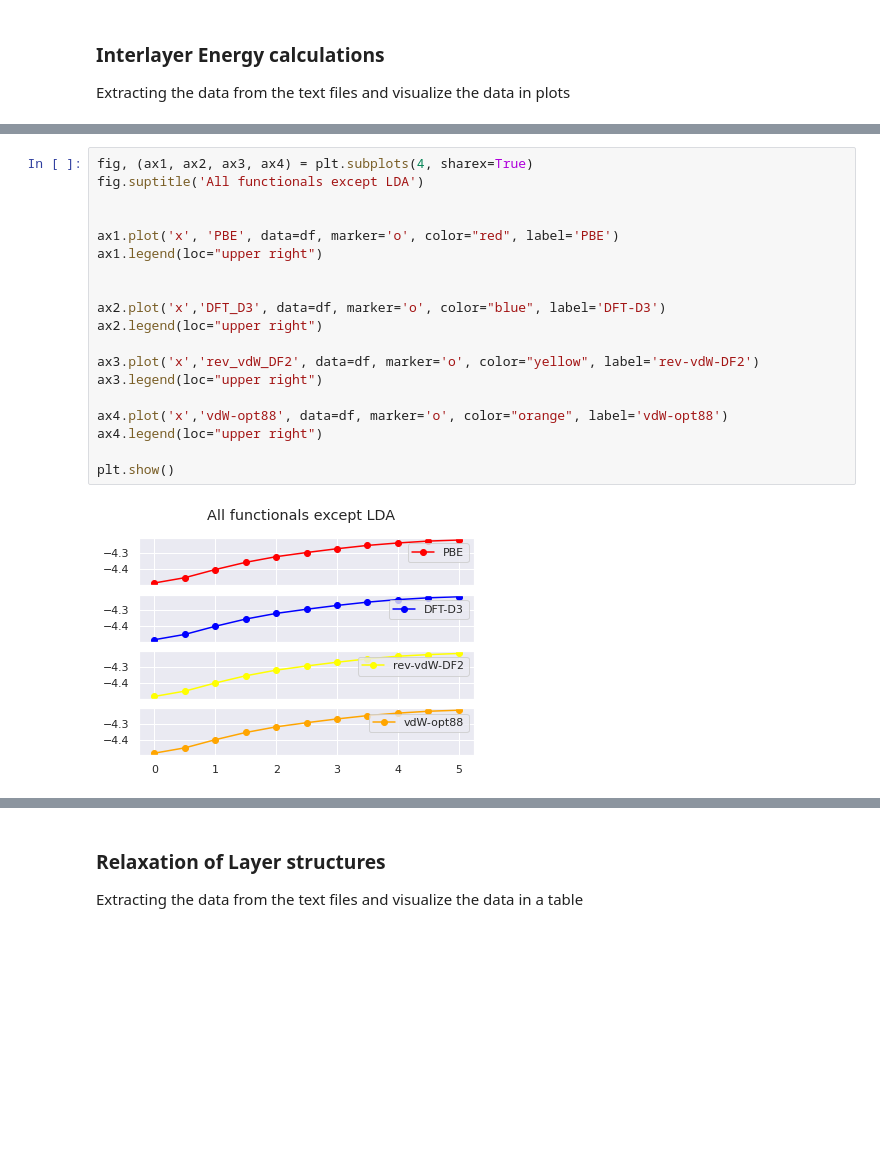
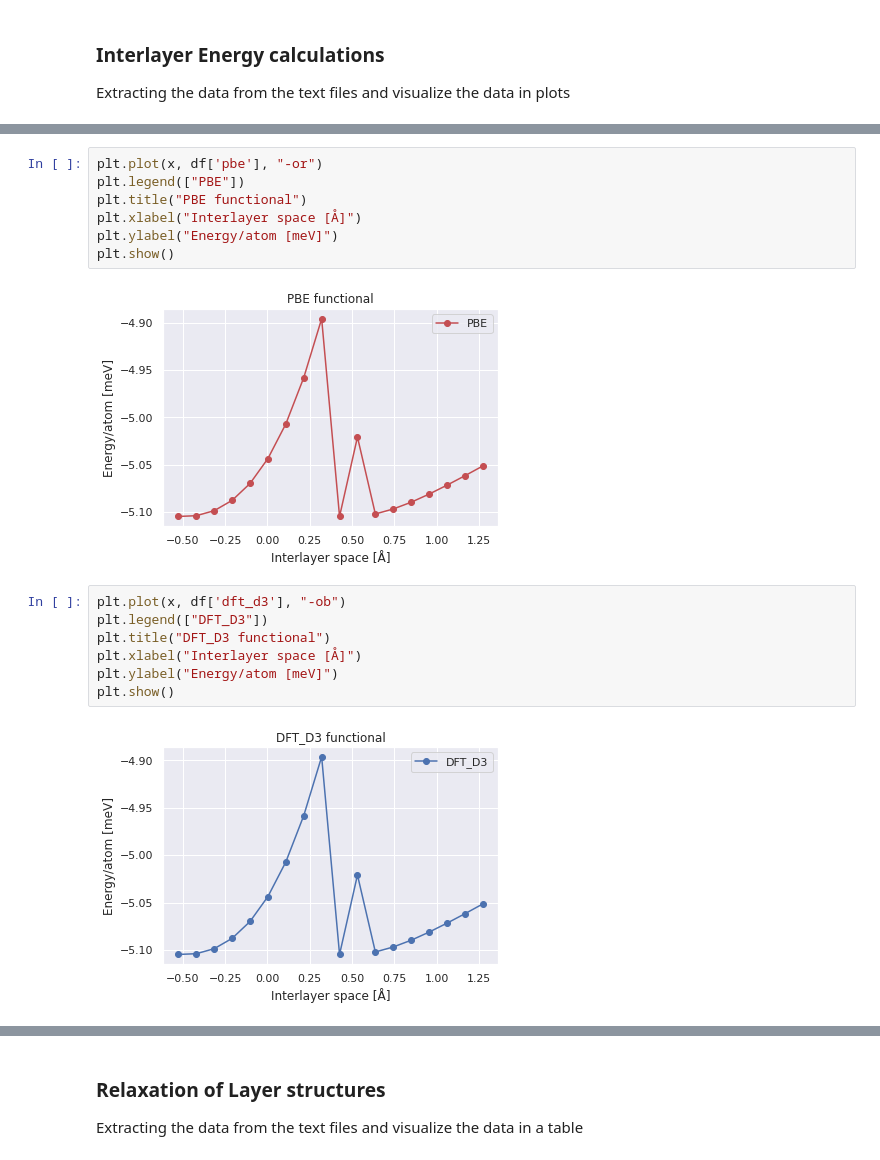
Before and after one commit to Moejay10/DFT, a Jupyter notebook: Code/DFT_Python.ipynb, the cells around one changed output, grey strips where cells are left out. Saved outputs shown, nothing was run; the diff lists cells and outputs as text; blank space fills up the shorter version.

```diff
--- a/Code/DFT_Python.ipynb
+++ b/Code/DFT_Python.ipynb
@@ -184,21 +239,18 @@ plt.show()
-# %%
-fig, (ax1, ax2, ax3, ax4) = plt.subplots(4, sharex=True)
-fig.suptitle('All functionals except LDA')
-
-
-ax1.plot('x', 'PBE', data=df, marker='o', color="red", label='PBE')
-ax1.legend(loc="upper right")
-
-
-ax2.plot('x','DFT_D3', data=df, marker='o', color="blue", label='DFT-D3')
-ax2.legend(loc="upper right")
-
-ax3.plot('x','rev_vdW_DF2', data=df, marker='o', color="yellow", label='rev-vdW-DF2')
-ax3.legend(loc="upper right")
-
-ax4.plot('x','vdW-opt88', data=df, marker='o', color="orange", label='vdW-opt88')
-ax4.legend(loc="upper right")
-
-plt.show()
-# %% [output]
-[figure, removed]
+# %%
+plt.plot(x, df['pbe'], "-or")
+plt.legend(["PBE"])
+plt.title("PBE functional")
+plt.xlabel("Interlayer space [Å]")
+plt.ylabel("Energy/atom [meV]")
+plt.show()
+# %% [output]
+[figure, added]
+# %%
+plt.plot(x, df['dft_d3'], "-ob")
+plt.legend(["DFT_D3"])
+plt.title("DFT_D3 functional")
+plt.xlabel("Interlayer space [Å]")
+plt.ylabel("Energy/atom [meV]")
+plt.show()
+# %% [output]
+[figure, added]
```
Also changed, not shown: parts of 13 cells of this notebook.
